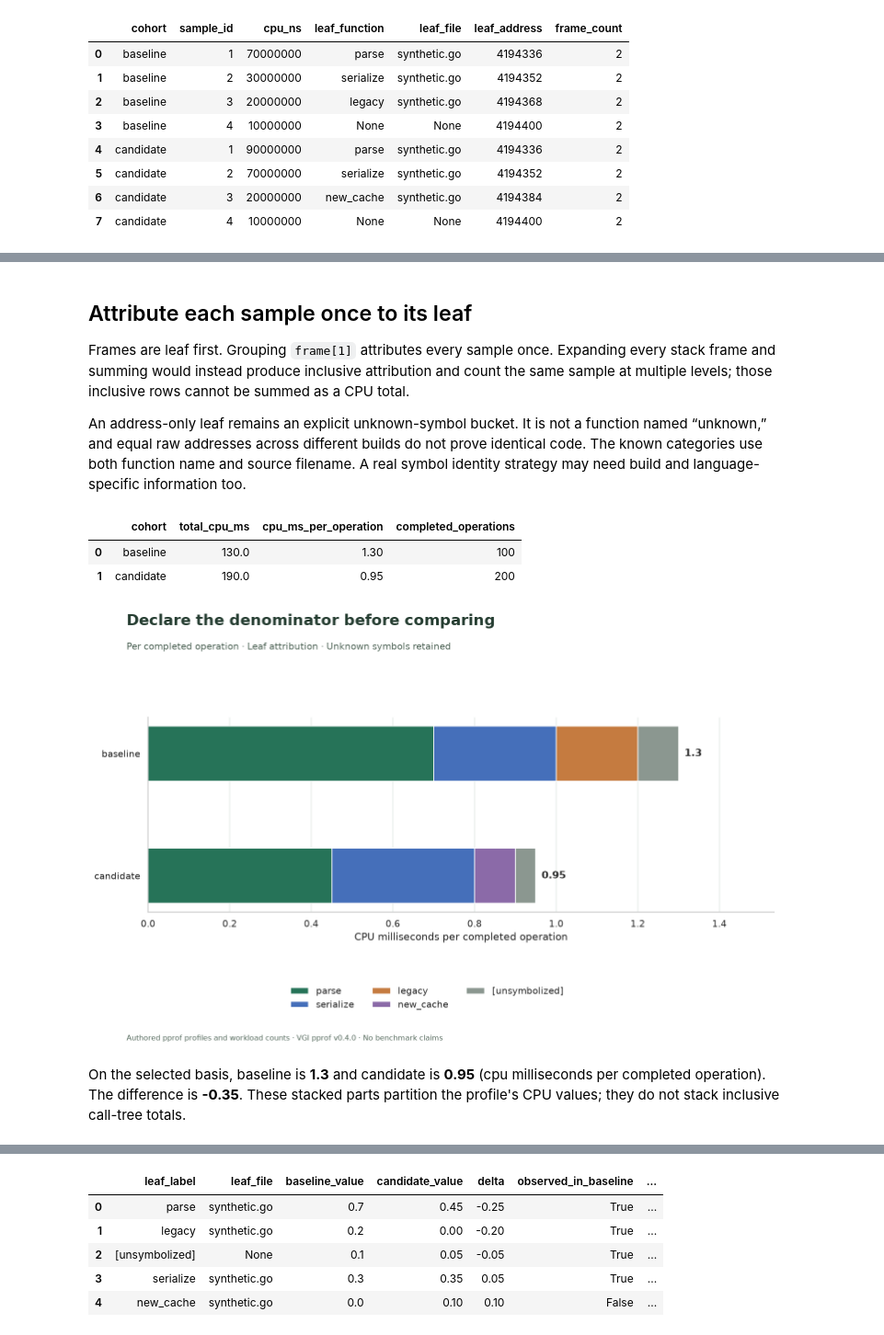
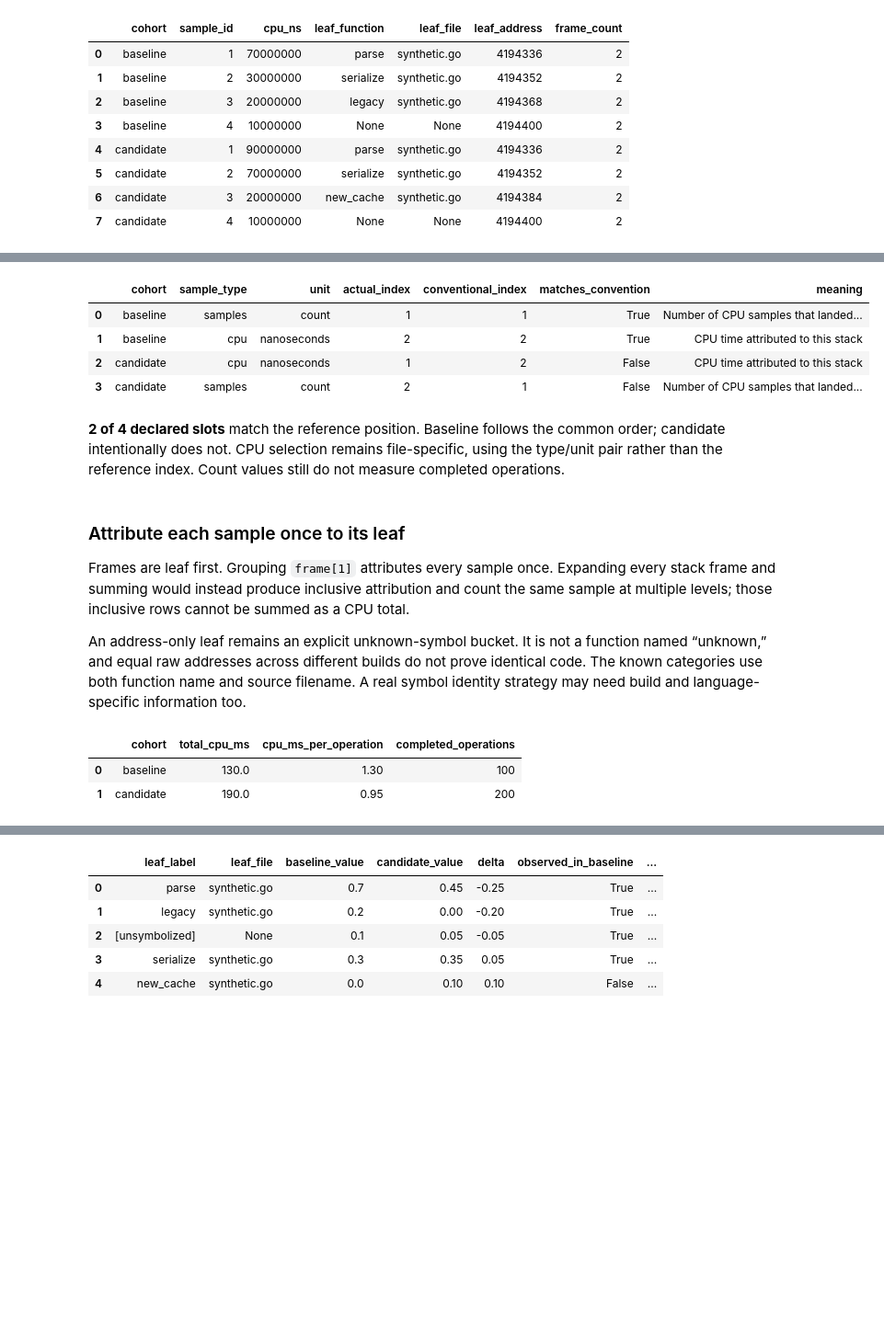
Before and after one commit to Query-farm/vgi-pprof, a Jupyter notebook: notebooks/01_compare_profiles_on_a_declared_basis.ipynb, the cells around one changed output, grey strips where cells are left out. Shown at 92% size. Saved outputs shown, nothing was run; the diff lists cells and outputs as text; code cells hidden in the pictures; blank space fills up the shorter version.

```diff
--- a/notebooks/01_compare_profiles_on_a_declared_basis.ipynb
+++ b/notebooks/01_compare_profiles_on_a_declared_basis.ipynb
@@ -133,5 +157,16 @@ FROM sample_cpu ORDER BY cohort,sample_id;
+# %%
+display(guide_comparison)
+matched = int(guide_comparison.matches_convention.sum())
+prose(f"**{matched} of {len(guide_comparison)} declared slots** match the reference position. Baseline follows the common order; candidate intentionally does not. CPU selection remains file-specific, using the type/unit pair rather than the reference index. Count values still do not measure completed operations.")
+# %% [output]
+|  | cohort | sample_type | unit | actual_index | conventional_index | matches_convention | meaning |
+| 0 | baseline | samples | count | 1 | 1 | True | Number of CPU samples that landed... |
+| 1 | baseline | cpu | nanoseconds | 2 | 2 | True | CPU time attributed to this stack |
+| 2 | candidate | cpu | nanoseconds | 1 | 2 | False | CPU time attributed to this stack |
+| 3 | candidate | samples | count | 2 | 1 | False | Number of CPU samples that landed... |
+**2 of 4 declared slots** match the reference position. Baseline follows the common order; candidate intentionally does not. CPU selection remains file-specific, using the type/unit pair rather than the reference index. Count values still do not measure completed operations.
 # %% [markdown]
-## Attribute each sample once to its leaf
+### Attribute each sample once to its leaf
 
 Frames are leaf first. Grouping `frame[1]` attributes every sample once. Expanding
 every stack frame and summing would instead produce inclusive attribution and count
@@ -163,52 +198,3 @@ FROM leaf_cpu GROUP BY cohort ORDER BY cohort;
 # %%
 %%sql parts <<
 SELECT cohort,leaf_label,selected_value FROM comparison_values ORDER BY cohort,leaf_label;
-# %%
-colors = {
-    "parse": "#267358",
-    "serialize": "#456fba",
-    "legacy": "#c57b40",
-    "new_cache": "#8b6aa8",
-    "[unsymbolized]": "#8b9790",
-}
-wide = (
-    parts.pivot(index="cohort", columns="leaf_label", values="selected_value")
-    .fillna(0)
-    .reindex(["baseline", "candidate"])
-)
-fig, ax = plt.subplots(figsize=(12, 7.5))
-left = np.zeros(2)
-for label, color in colors.items():
-    values = wide[label].to_numpy()
-    ax.barh(wide.index, values, left=left, color=color, height=0.45, label=label)
-    left += values
-for y, total in enumerate(left):
-    ax.annotate(
-        f"{total:.3g}",
-        (total, y),
-        xytext=(7, 0),
-        textcoords="offset points",
-        va="center",
-        fontsize=12,
-        weight="bold",
-    )
-ax.invert_yaxis()
-ax.set_xlim(0, float(left.max()) * 1.18)
-ax.set_xlabel(unit)
-ax.grid(axis="y", visible=False)
-fig.legend(loc="lower center", bbox_to_anchor=(0.5, 0.075), ncol=3, frameon=False)
-finish(
-    fig,
-    "Declare the denominator before comparing",
-    f"{'Per completed operation' if PER_OPERATION else 'Whole capture totals'} · Leaf attribution · Unknown symbols retained",
-    "01_cpu_comparison.png",
-    bottom=0.22,
-)
-prose(
-    f"On the selected basis, baseline is **{left[0]:.3g}** and candidate is **{left[1]:.3g}** "
-    f"({unit.lower()}). The difference is **{left[1] - left[0]:+.3g}**. "
-    "These stacked parts partition the profile's CPU values; they do not stack inclusive call-tree totals."
-)
-# %% [output]
-[figure, removed]
-On the selected basis, baseline is **1.3** and candidate is **0.95** (cpu milliseconds per completed operation). The difference is **-0.35**. These stacked parts partition the profile's CPU values; they do not stack inclusive call-tree totals.
```
Also changed, not shown: parts of 27 cells of this notebook, 9 other files.
